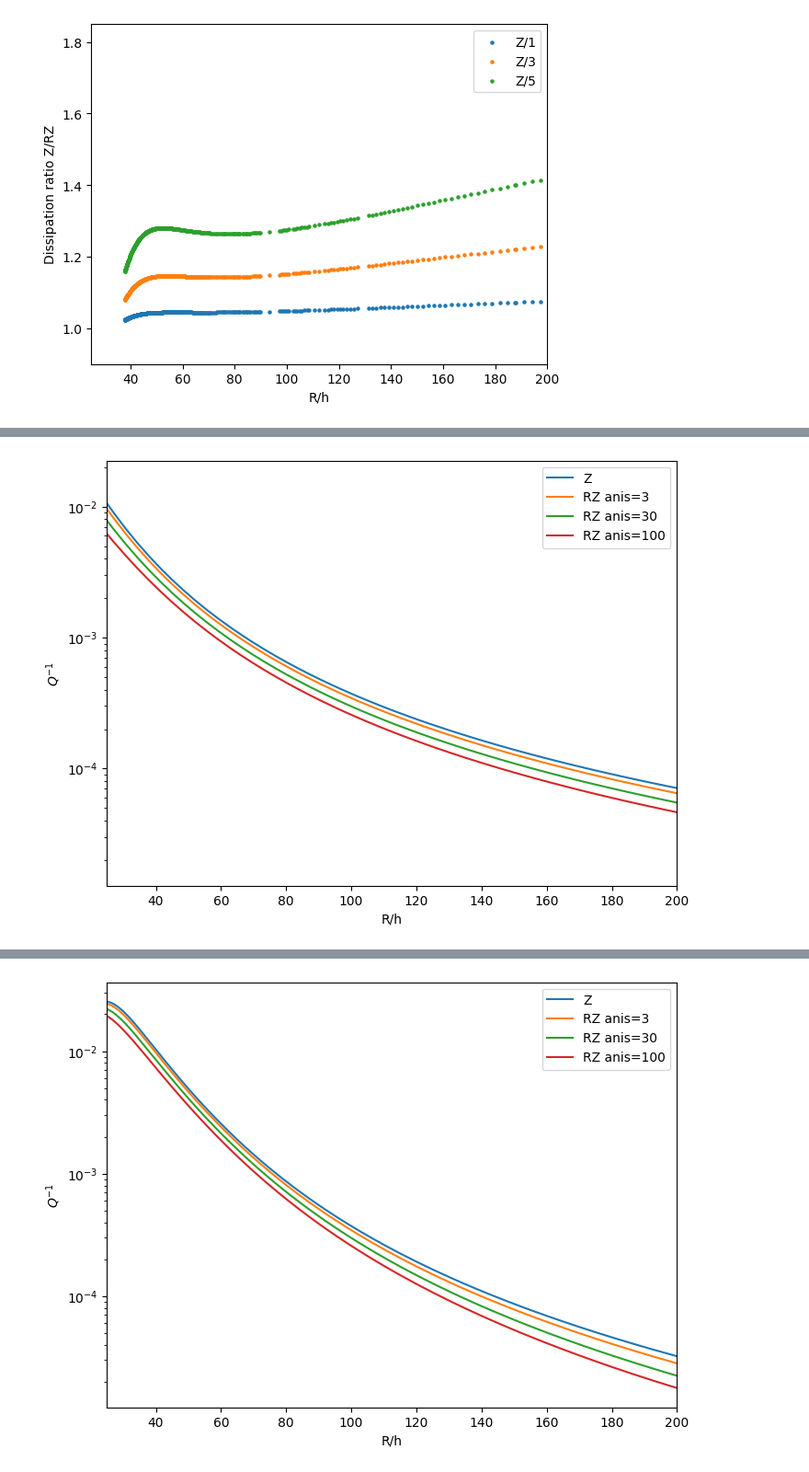
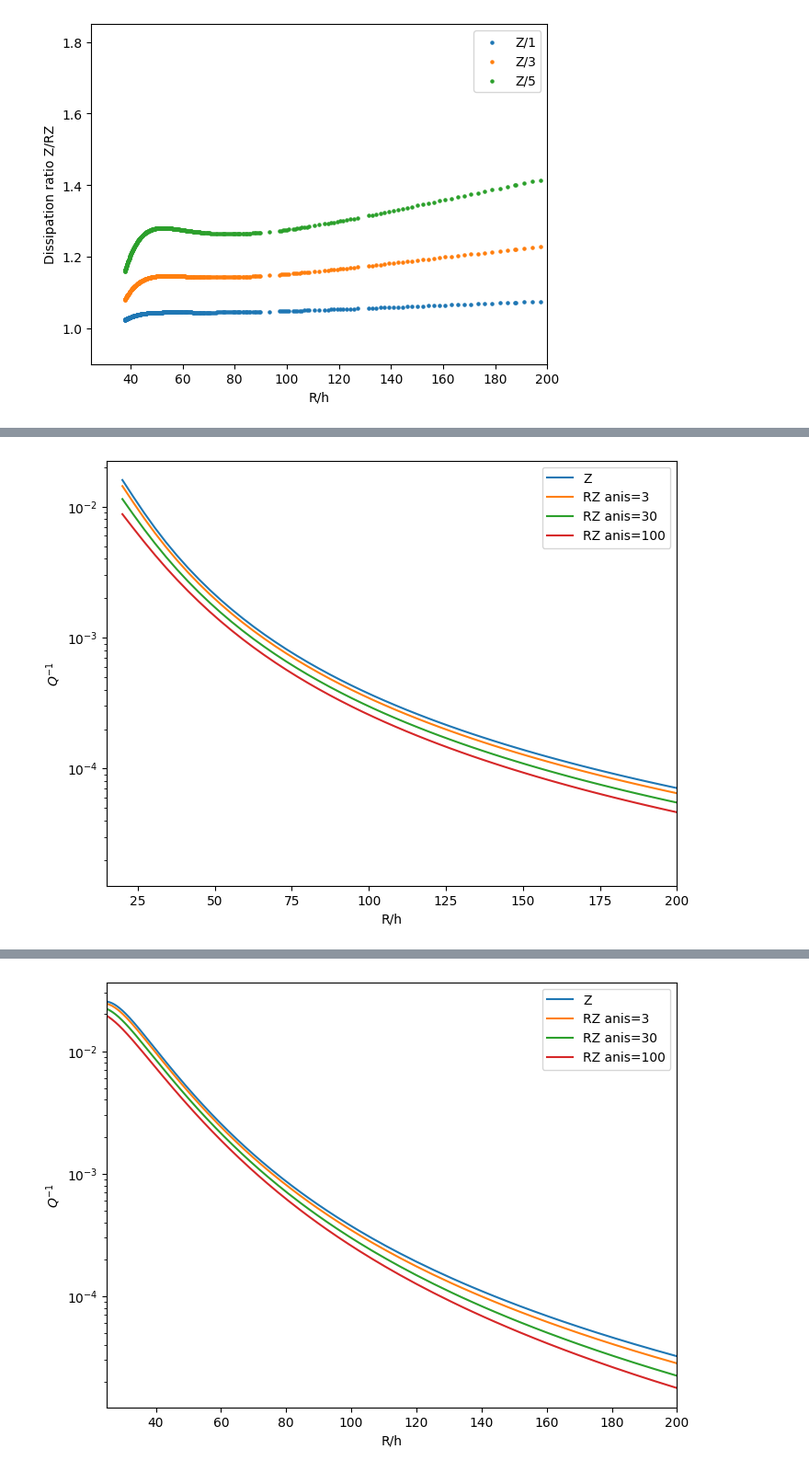
Before and after one commit to abermejillo/ted_anisotropy, a Jupyter notebook: ratios_analysis.ipynb, the cells around one changed output, grey strips where cells are left out. Shown at 92% size. Drawn from its saved outputs; the diff is of its cells as text; code cells hidden in the pictures.

```diff
--- a/ratios_analysis.ipynb
+++ b/ratios_analysis.ipynb
@@ -852,22 +809,22 @@ for i,rad in enumerate(radius):
 # %%
 fig, ax = plt.subplots(1,1,figsize=(8,6))
 
 ax.plot(radius/thickness,Q_z_ratio,label='Z')
 
 ax.plot(radius/thickness,Q_anis_ratio1,label='RZ anis=3')
 
 ax.plot(radius/thickness,Q_anis_ratio3,label='RZ anis=30')
 
 ax.plot(radius/thickness,Q_anis_ratio5,label='RZ anis=100')
 ax.set_yscale('log')
 ax.set_ylabel('$Q^{-1}$')
 ax.set_xlabel('R/h')
-ax.set_xlim(25,200)
+ax.set_xlim(15,200)
 #ax.set_ylim(0.5e-5,4e-2)
 plt.legend()
 plt.show()
 # %% [output]
-[figure, old version]
+[figure, new version]
 # %%
 plt.plot(radius/thickness,np.array(wl1)/10**6)
 #plt.plot(R/h,Q_anis_ratio2)
```
Also changed, not shown: parts of 29 cells of this notebook, 13 other files.
